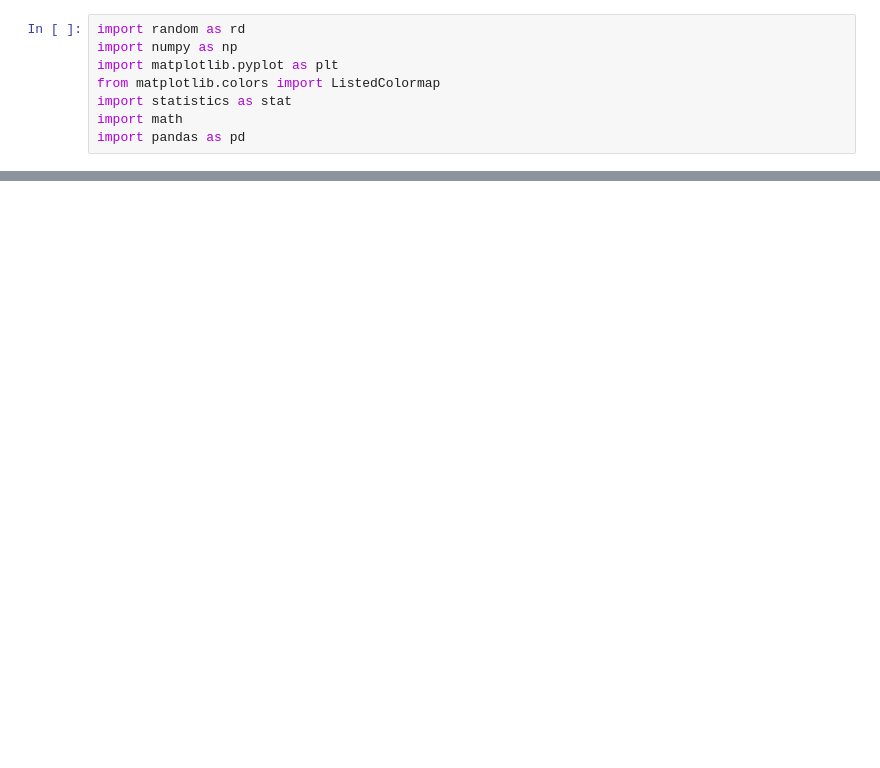
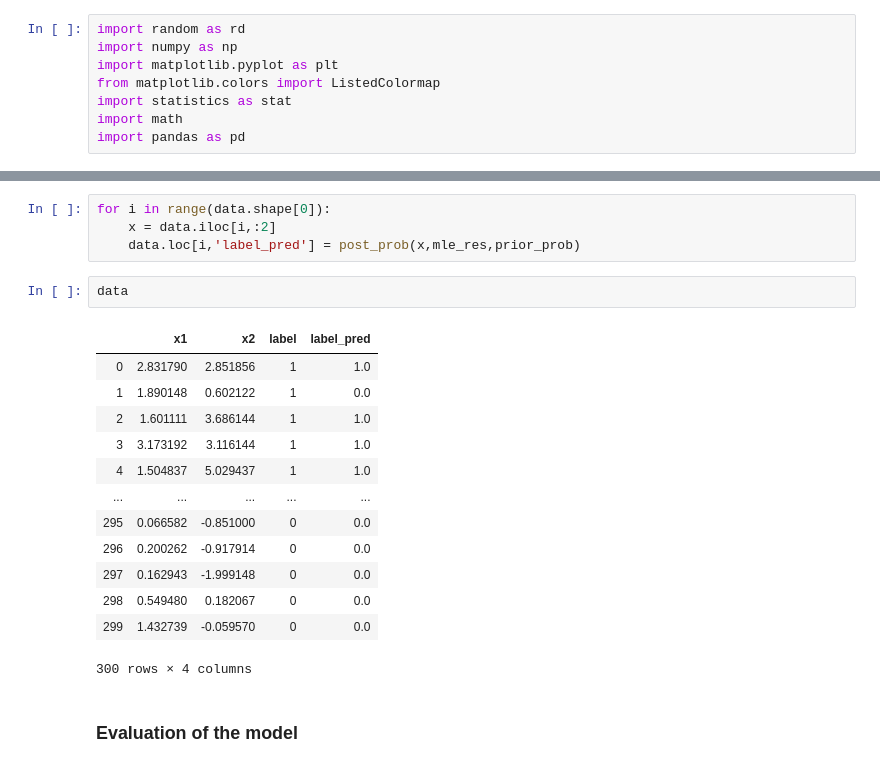
Before and after one commit to ZoeYou/mal-projet-tp-s5, a Jupyter notebook: tp1.ipynb, the cells around one changed output, grey strips where cells are left out. Saved outputs shown, nothing was run; the diff lists cells and outputs as text; blank space fills up the shorter version.

```diff
--- a/tp1.ipynb
+++ b/tp1.ipynb
@@ -80,0 +122,22 @@ data2
+# %%
+for i in range(data.shape[0]):
+    x = data.iloc[i,:2]
+    data.loc[i,'label_pred'] = post_prob(x,mle_res,prior_prob)
+# %%
+data
+# %% [output]
+|  | x1 | x2 | label | label_pred |
+| 0 | 2.831790 | 2.851856 | 1 | 1.0 |
+| 1 | 1.890148 | 0.602122 | 1 | 0.0 |
+| 2 | 1.601111 | 3.686144 | 1 | 1.0 |
+| 3 | 3.173192 | 3.116144 | 1 | 1.0 |
+| 4 | 1.504837 | 5.029437 | 1 | 1.0 |
+| ... | ... | ... | ... | ... |
+| 295 | 0.066582 | -0.851000 | 0 | 0.0 |
+| 296 | 0.200262 | -0.917914 | 0 | 0.0 |
+| 297 | 0.162943 | -1.999148 | 0 | 0.0 |
+| 298 | 0.549480 | 0.182067 | 0 | 0.0 |
+| 299 | 1.432739 | -0.059570 | 0 | 0.0 |
+300 rows × 4 columns
+# %% [markdown]
+### Evaluation of the model
```
Also changed, not shown: parts of 21 cells of this notebook.
